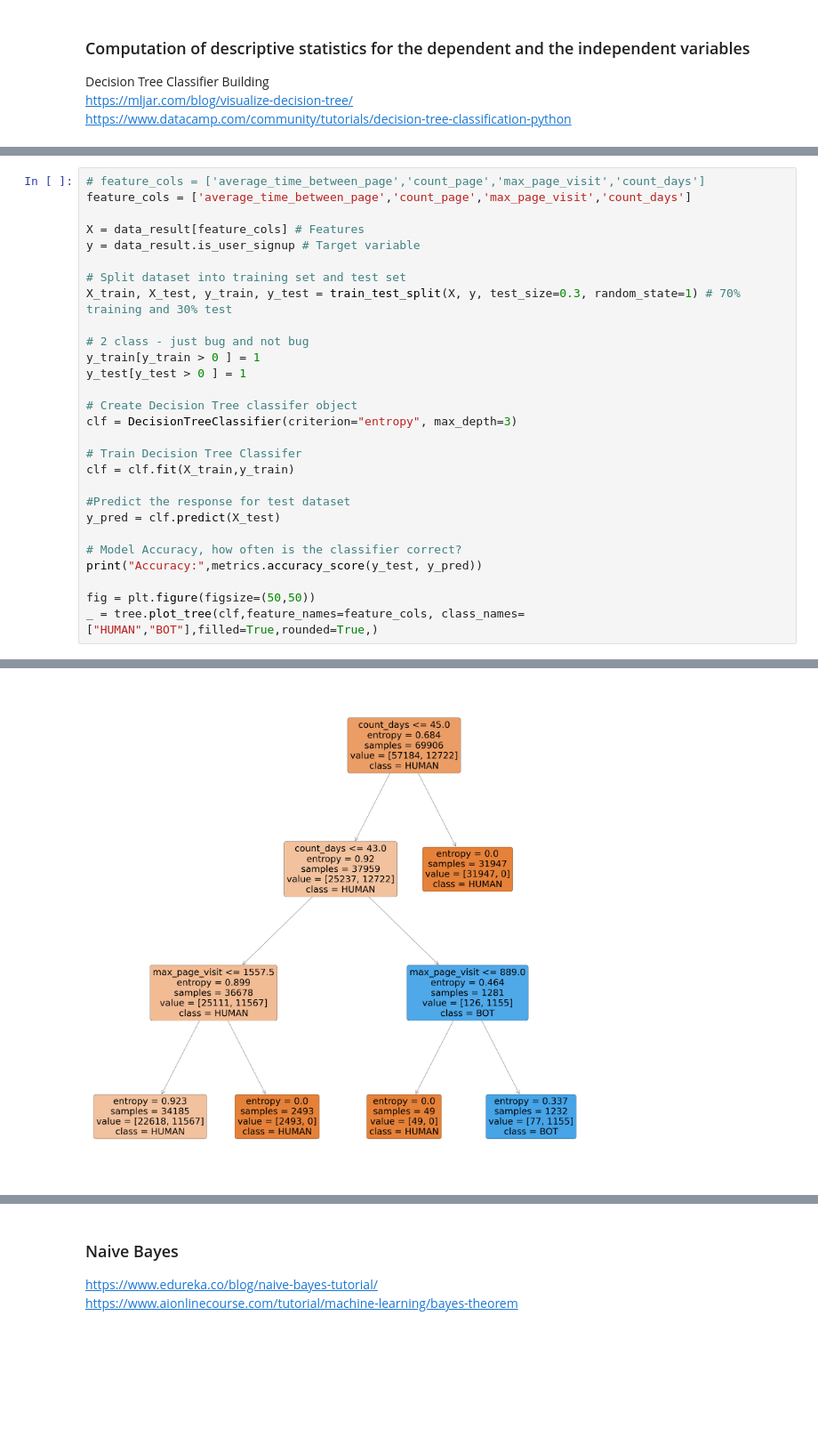
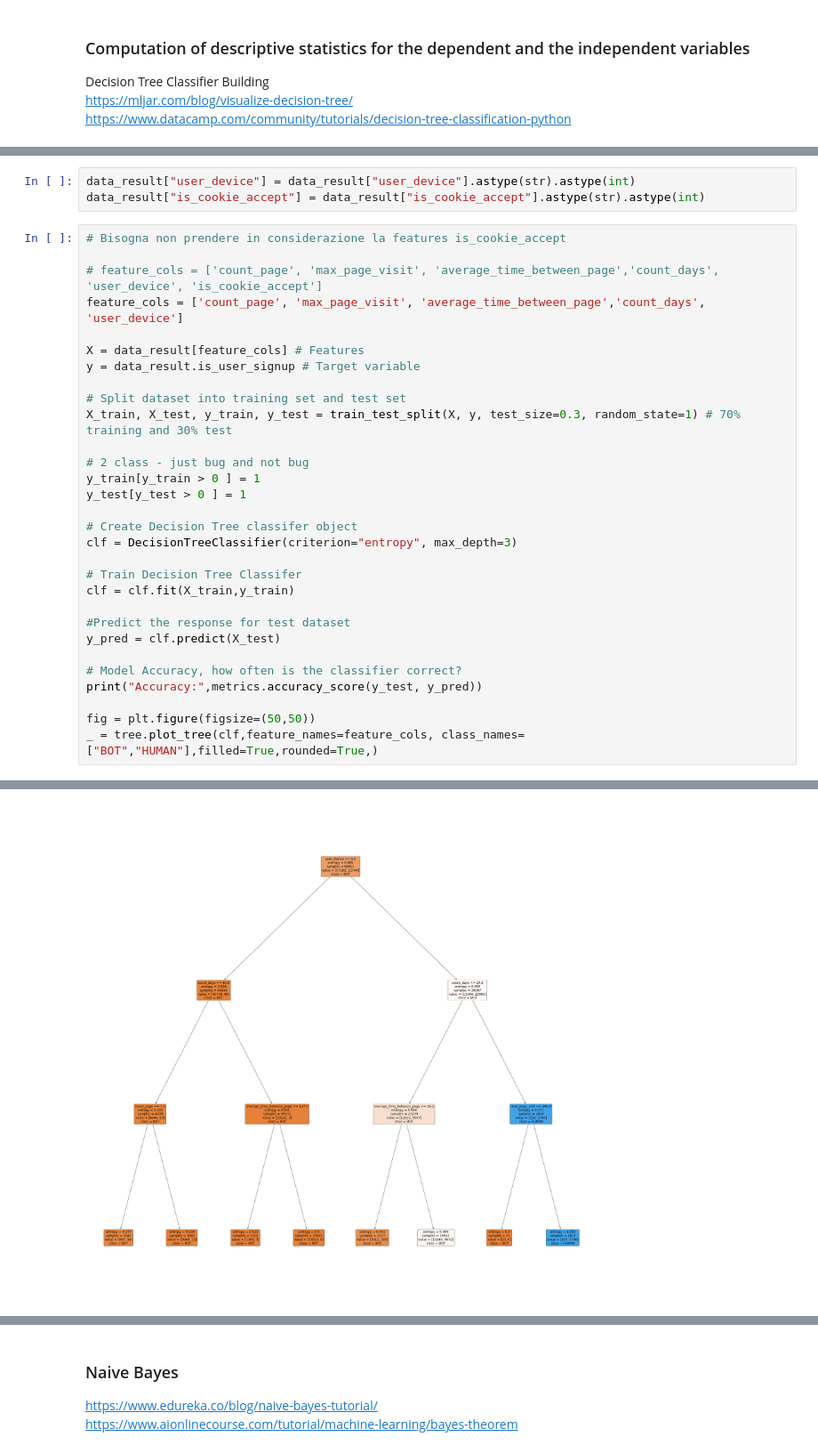
Before and after one commit to francobelloni85/DataMiningUni, a Jupyter notebook: BotDetectionClustering.ipynb, the cells around one changed output, grey strips where cells are left out. Shown: that part at 89% size. Saved outputs shown, nothing was run; the diff lists cells and outputs as text; blank space fills up the shorter version.

```diff
--- a/BotDetectionClustering.ipynb
+++ b/BotDetectionClustering.ipynb
@@ -89,6 +104,11 @@ https://www.datacamp.com/community/tutorials/decision-tree-classification-python
+# %%
+data_result["user_device"] = data_result["user_device"].astype(str).astype(int)
+data_result["is_cookie_accept"] = data_result["is_cookie_accept"].astype(str).astype(int)
 # %%
-# feature_cols = ['average_time_between_page','count_page','max_page_visit','count_days']
-feature_cols = ['average_time_between_page','count_page','max_page_visit','count_days']
+# Bisogna non prendere in considerazione la features is_cookie_accept
+
+# feature_cols = ['count_page', 'max_page_visit', 'average_time_between_page','count_days', 'user_device', 'is_cookie_accept']
+feature_cols = ['count_page', 'max_page_visit', 'average_time_between_page','count_days', 'user_device']
 
 X = data_result[feature_cols] # Features
 y = data_result.is_user_signup # Target variable
@@ -113,5 +133,5 @@ y_pred = clf.predict(X_test)
 print("Accuracy:",metrics.accuracy_score(y_test, y_pred))
 
 fig = plt.figure(figsize=(50,50))
-_ = tree.plot_tree(clf,feature_names=feature_cols, class_names=["HUMAN","BOT"],filled=True,rounded=True,)
+_ = tree.plot_tree(clf,feature_names=feature_cols, class_names=["BOT","HUMAN"],filled=True,rounded=True,)
 # %% [output]
@@ -119 +139 @@ Accuracy: 0.8342122830440587
-[figure, old version]
+[figure, new version]
```
Also changed, not shown: parts of 26 cells of this notebook, 4 other files.
